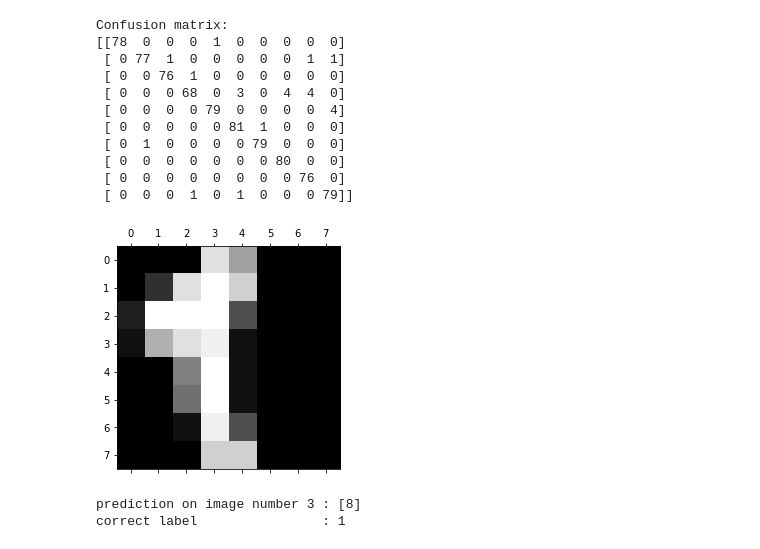
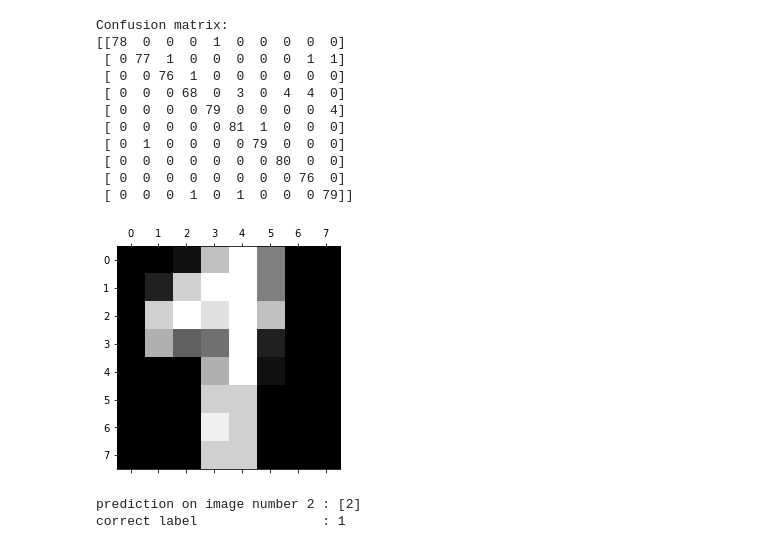
Before and after one commit to erachelson/IntroML, a Jupyter notebook: 2 - SVM and kernels/Support Vector Machines and an Introduction to Kernel Theory.ipynb, the cells around one changed output. Drawn from its saved outputs; the diff is of its cells as text; code cells hidden in the pictures.

```diff
--- a/2 - SVM and kernels/Support Vector Machines and an Introduction to Kernel Theory.ipynb
+++ b/2 - SVM and kernels/Support Vector Machines and an Introduction to Kernel Theory.ipynb
@@ -841,12 +841,12 @@ Confusion matrix:
  [ 0  0  0  1  0  1  0  0  0 79]]
 # %%
 # Display misclassified examples
-N = 3
+N = 2
 plt.matshow(Imisclass[N])
 plt.show()
 print("prediction on image number", N, ":", digits_svc.predict([Xmisclass[N,:]]))
 print("correct label                :", ymisclass[N])
 # %% [output]
-[figure, old version]
+[figure, new version]
-prediction on image number 3 : [8]
+prediction on image number 2 : [2]
 correct label                : 1
```
Also changed, not shown: parts of 17 cells of this notebook, 10 other files.
